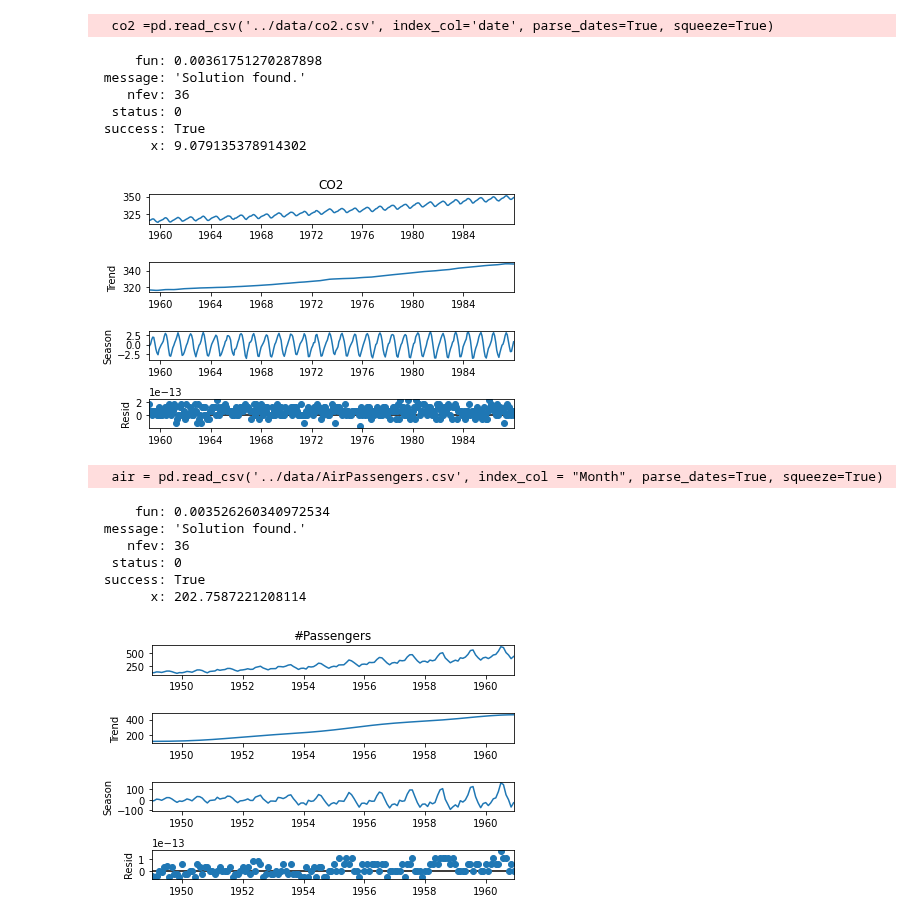
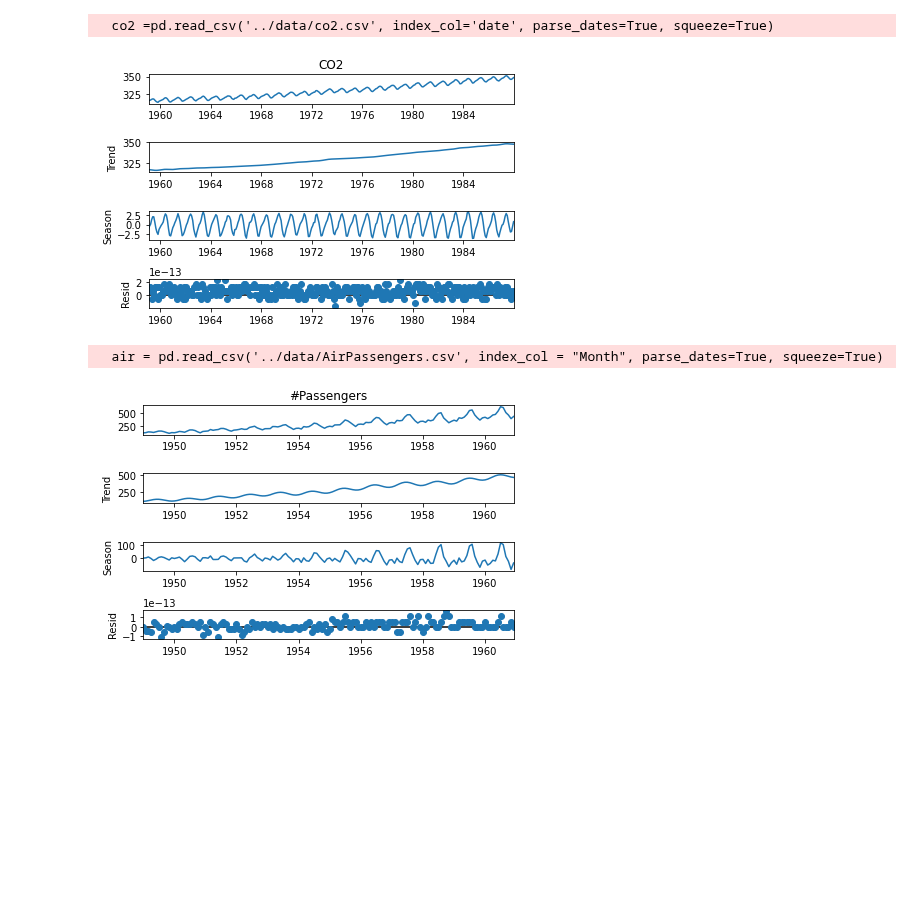
Before and after one commit to thodson-usgs/stf-decomposition, a Jupyter notebook: features/optimize-window.ipynb, the cells around one changed output. Cells and saved outputs as stored; diff of their text form; code cells hidden in the pictures; blank space fills up the shorter version.

Commit message:
Add differential_evolution method for optimization

```diff
--- a/features/optimize-window.ipynb
+++ b/features/optimize-window.ipynb
@@ -7,6 +7,7 @@ from scipy import signal
 from scipy.optimize import minimize_scalar
 from scipy.optimize import minimize
 from scipy.signal import get_window
+import scipy.optimize
 from statsmodels.tsa.tsatools import freq_to_period
 import copy
 class STF_reflected:
@@ -26,9 +27,9 @@ class STF_reflected:
         self.period = period
         self._observed = data
         self.pad = pad
-        if seasonal is not None:
-            if seasonal % 2 == 0 or seasonal < 3:
-                raise ValueError("seasonal must be an odd positive integer >= 3")
+        #if seasonal is not None:
+            #if seasonal % 2 == 0 or seasonal < 3:
+                #raise ValueError("seasonal must be an odd positive integer >= 3")
         self.seasonal = seasonal
     def seasonal_function(self, x):
         filter_cutoff = 1.5*(1/x)*(1/self.period)
@@ -38,7 +39,25 @@ class STF_reflected:
         # Find pearsonr from fhat and fhat_seasonal
         corr = np.corrcoef(fhat_result.real, fhat_seasonal_result.real)[0][1]
         return abs(corr)
+    def optimize_seasonal_window(self):
+        # Create variables to hold the lowest correlation
+        min_corr = 1
+        seasonal = 0
+        # Loop through odd seasonal numbers from 3 to 35
+        for i in range(1, 500):
+            filter_cutoff = 1.5*(1/i)*(1/self.period)
+            # Create copies of fhat and fhat_seasonal for correlation calculations
+            fhat_result = np.where(self.freq >= filter_cutoff, 0, self.fhat)
+            # Filter freqs for seasonal (high pass filter)
+            fhat_seasonal_result = np.where(self.freq < filter_cutoff, 0, self.fhat_seasonal)
+            # Find pearsonr from fhat and fhat_seasonal
+            corr = np.corrcoef(fhat_result.real, fhat_seasonal_result.real)[0][1]
+            # Check if the absolute value of the new correlation coefficient is less than the previous minimum
+            if abs(corr) < abs(min_corr):
+                min_corr = corr
+                seasonal = i
 
+        return seasonal, min_corr
     def fit(self):
         dt = 1 / (self.period)
         t = np.array(self.data.index)
@@ -76,11 +95,12 @@ class STF_reflected:
             # Filter freqs for seasonal (high pass filter)
             self.fhat_seasonal[self.freq < filter_cutoff] = 0
         else:
-            self.seasonal = minimize_scalar(self.seasonal_function, bounds = [1, 500], method = "Bounded").x
+            self.seasonal = float(scipy.optimize.differential_evolution(self.seasonal_function, bounds = [(3, 100)]).x)
             filter_cutoff = 1.5*(1/self.seasonal)*(1/self.period)
             self.fhat[self.freq >= filter_cutoff] = 0
             # Filter freqs for seasonal (high pass filter)
             self.fhat_seasonal[self.freq < filter_cutoff] = 0
+
 
         # Inverse FFT for filtered time signal
         ffilt = np.fft.ifft(self.fhat)
@@ -104,18 +124,12 @@ class STF_reflected:
 # %%
 co2 =pd.read_csv('../data/co2.csv', index_col='date', parse_dates=True, squeeze=True)
 
-stf = STF_reflected(co2, "blackman")
+stf = STF_reflected(co2, "blackman", seasonal=7)
 res = stf.fit()
 fig = res.plot()
 # %% [output]
   co2 =pd.read_csv('../data/co2.csv', index_col='date', parse_dates=True, squeeze=True)
-     fun: 0.00361751270287898
- message: 'Solution found.'
-    nfev: 36
-  status: 0
- success: True
-       x: 9.079135378914302
-[figure, old version]
+[figure, new version]
 # %%
 air = pd.read_csv('../data/AirPassengers.csv', index_col = "Month", parse_dates=True, squeeze=True)
 
@@ -124,13 +138,7 @@ res = stf.fit()
 fig = res.plot()
 # %% [output]
   air = pd.read_csv('../data/AirPassengers.csv', index_col = "Month", parse_dates=True, squeeze=True)
-     fun: 0.003526260340972534
- message: 'Solution found.'
-    nfev: 36
-  status: 0
- success: True
-       x: 202.7587221208114
-[figure, old version]
+[figure, new version]
 # %%
 # Test stf vs stl on elec_equip data
 from statsmodels.datasets import elec_equip as ds
```
Also changed, not shown: parts of 2 cells of this notebook.
